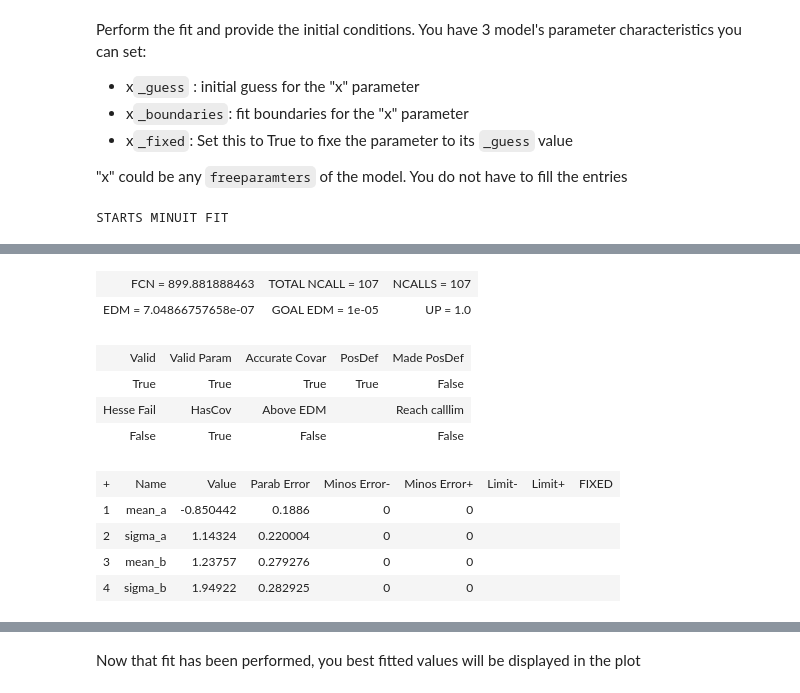
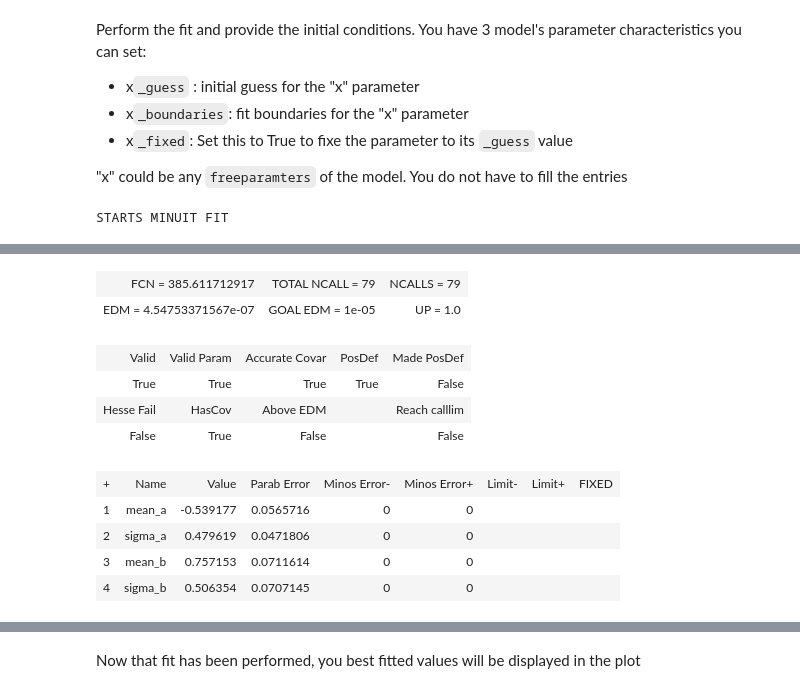
Before and after one commit to MickaelRigault/modefit, a Jupyter notebook: notebooks/Fitting Step on Mock Data.ipynb, the cells around one changed output, grey strips where cells are left out. Cells and saved outputs as stored; diff of their text form; code cells hidden in the pictures.

```diff
--- a/notebooks/Fitting Step on Mock Data.ipynb
+++ b/notebooks/Fitting Step on Mock Data.ipynb
@@ -23,8 +23,8 @@ import numpy as np
 # Structure of the _data: [x,y,yerr]
 npointa,npointb = 100,100
 
-adata = np.asarray([np.random.rand(npointa)*10, np.random.normal(loc=-1,scale=2,size=npointa), [1.5]*npointa])
-bdata = np.asarray([np.random.rand(npointb)*10+10, np.random.normal(loc=1,scale=3,size=npointb), [2]*npointb])
+adata = np.asarray([np.random.rand(npointa)*10, np.random.normal(loc=-0.5,scale=0.6,size=npointa), [0.3]*npointa])
+bdata = np.asarray([np.random.rand(npointb)*10+10, np.random.normal(loc=0.7,scale=0.7,size=npointb), [0.5]*npointb])
 # %% [markdown]
 Let's see how it looks like
 # %%
@@ -55,21 +55,21 @@ Perform the fit and provide the initial conditions. You have 3 model's parameter
 
 "x" could be any `freeparamters` of the model. You do not have to fill the entries
 # %%
-step.fit(sigma_a_guess=2,sigma_b_guess=2, mean_a_guess=-1.5,mean_b_guess=-0.8, use_minuit=True)
+step.fit(sigma_a_guess=0.5,sigma_b_guess=0.5, mean_a_guess=-.5,mean_b_guess=0.5)
 # %% [output]
 STARTS MINUIT FIT
 [interactive output not drawn]
-| FCN = 899.881888463 | TOTAL NCALL = 107 | NCALLS = 107 |
-| EDM = 7.04866757658e-07 | GOAL EDM = 1e-05 | UP = 1.0 |
+| FCN = 385.611712917 | TOTAL NCALL = 79 | NCALLS = 79 |
+| EDM = 4.54753371567e-07 | GOAL EDM = 1e-05 | UP = 1.0 |
 | Valid | Valid Param | Accurate Covar | PosDef | Made PosDef |
 | True | True | True | True | False |
 | Hesse Fail | HasCov | Above EDM |  | Reach calllim |
 | False | True | False |  | False |
 | + | Name | Value | Parab Error | Minos Error- | Minos Error+ | Limit- | Limit+ | FIXED |
-| 1 | mean_a | -0.850442 | 0.1886 | 0 | 0 |  |  |  |
-| 2 | sigma_a | 1.14324 | 0.220004 | 0 | 0 |  |  |  |
-| 3 | mean_b | 1.23757 | 0.279276 | 0 | 0 |  |  |  |
-| 4 | sigma_b | 1.94922 | 0.282925 | 0 | 0 |  |  |  |
+| 1 | mean_a | -0.539177 | 0.0565716 | 0 | 0 |  |  |  |
+| 2 | sigma_a | 0.479619 | 0.0471806 | 0 | 0 |  |  |  |
+| 3 | mean_b | 0.757153 | 0.0711614 | 0 | 0 |  |  |  |
+| 4 | sigma_b | 0.506354 | 0.0707145 | 0 | 0 |  |  |  |
 [interactive output not drawn]
 # %% [markdown]
 Now that fit has been performed, you best fitted values will be displayed in the plot
```
Also changed, not shown: parts of 3 cells of this notebook, 5 other files.
